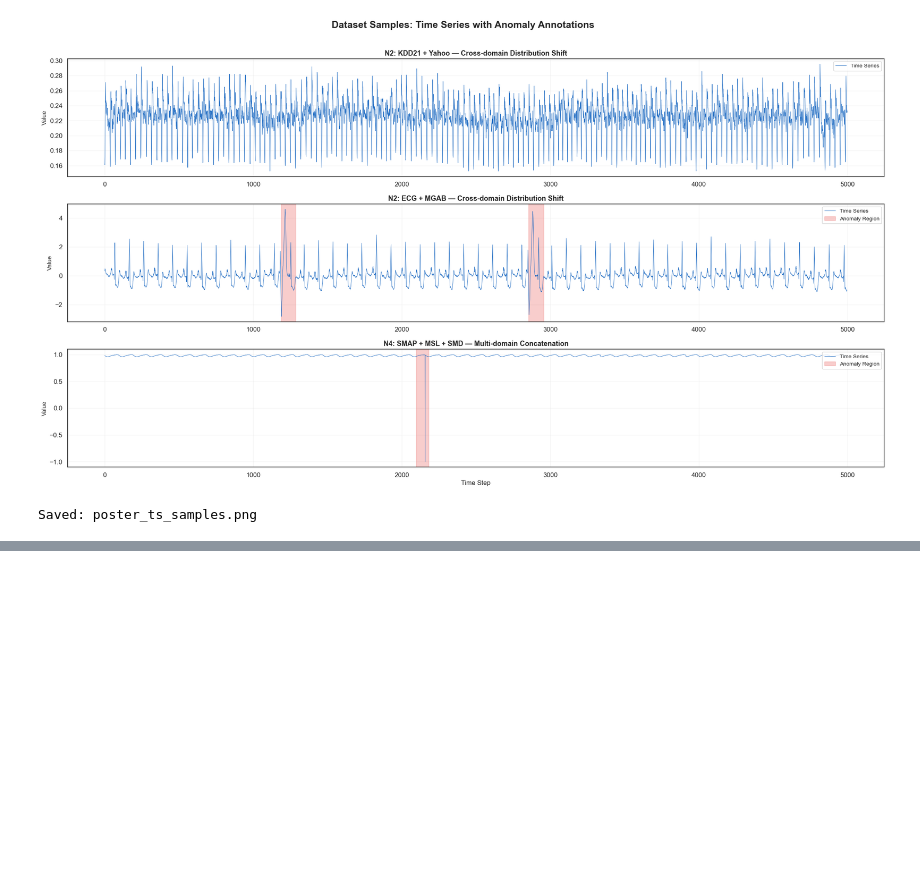
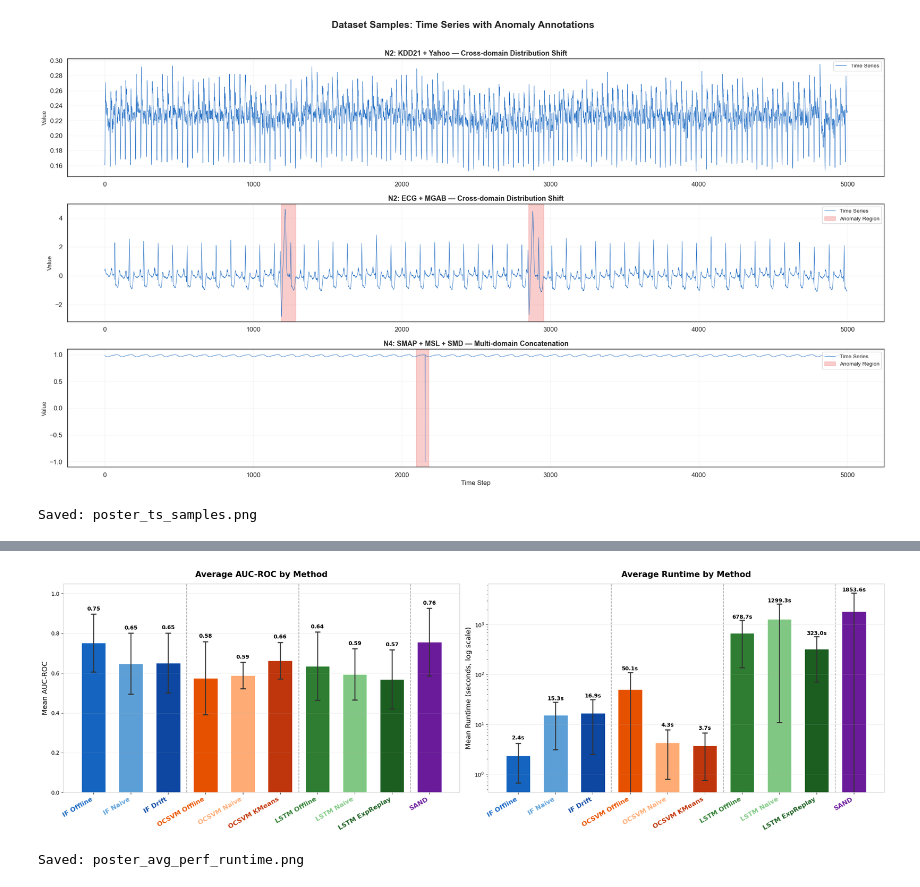
Before and after one commit to Valia-p/Streamify-Time-Series-Anomaly-Detection-Methods, a Jupyter notebook: notebooks/Streamify_Time_Series_Anomaly_Detection.ipynb, the cells around one changed output, grey strips where cells are left out. Cells and saved outputs as stored; diff of their text form; code cells hidden in the pictures; blank space fills up the shorter version.

```diff
--- a/notebooks/Streamify_Time_Series_Anomaly_Detection.ipynb
+++ b/notebooks/Streamify_Time_Series_Anomaly_Detection.ipynb
@@ -2987,0 +3019,52 @@ print("Saved: poster_dataset_table.png")
+# %%
+# --- Avg AUC-ROC + Avg Runtime side-by-side ---
+avg_auc = all_df.groupby("Method")["AUC_ROC"].agg(["mean","std"]).reindex(METHOD_ORDER)
+avg_rt  = all_df.groupby("Method")["runtime"].agg(["mean","std"]).reindex(METHOD_ORDER)
+colors  = [FAMILY_COLORS[m] for m in METHOD_ORDER]
+x       = np.arange(len(METHOD_ORDER))
+w       = 0.65
+
+fig, (ax1, ax2) = plt.subplots(1, 2, figsize=(22, 7), sharey=False)
+fig.patch.set_facecolor("none")
+
+for ax in (ax1, ax2):
+    ax.set_facecolor("none")
+    ax.set_xticks(x)
+    ax.set_xticklabels(METHOD_ORDER, rotation=30, ha="right", fontsize=12)
+    for tick, method in zip(ax.get_xticklabels(), METHOD_ORDER):
+        tick.set_color(FAMILY_COLORS[method]); tick.set_weight("bold")
+    for xsep in [2.5, 5.5, 8.5]:
+        ax.axvline(x=xsep, color="#555555", linewidth=1.2, linestyle="--", alpha=0.5)
+    ax.grid(axis="y", alpha=0.3, linewidth=0.7)
+    for spine in ax.spines.values():
+        spine.set_edgecolor("#cccccc")
+
+# Left: AUC-ROC
+bars1 = ax1.bar(x, avg_auc["mean"], yerr=avg_auc["std"], capsize=5,
+                color=colors, edgecolor="white", linewidth=0.8, width=w,
+                error_kw={"linewidth":1.8, "ecolor":"#333", "capthick":2})
+for bar, (_, row) in zip(bars1, avg_auc.iterrows()):
+    ax1.text(bar.get_x()+bar.get_width()/2, row["mean"]+row["std"]+0.012,
+             f"{row['mean']:.2f}", ha="center", va="bottom", fontsize=10, fontweight="bold")
+ax1.set_ylim(0, 1.05)
+ax1.set_ylabel("Mean AUC-ROC", fontsize=13)
+ax1.set_title("Average AUC-ROC by Method", fontsize=15, fontweight="bold", pad=12)
+
+# Right: Runtime (log scale)
+bars2 = ax2.bar(x, avg_rt["mean"], yerr=avg_rt["std"], capsize=5,
+                color=colors, edgecolor="white", linewidth=0.8, width=w,
+                error_kw={"linewidth":1.8, "ecolor":"#333", "capthick":2})
+for bar, (_, row) in zip(bars2, avg_rt.iterrows()):
+    ax2.text(bar.get_x()+bar.get_width()/2, row["mean"]+row["std"]*1.05+0.5,
+             f"{row['mean']:.1f}s", ha="center", va="bottom", fontsize=10, fontweight="bold")
+ax2.set_yscale("log")
+ax2.set_ylabel("Mean Runtime (seconds, log scale)", fontsize=13)
+ax2.set_title("Average Runtime by Method", fontsize=15, fontweight="bold", pad=12)
+
+plt.tight_layout()
+fig.savefig(PLOTS_DIR + "/poster_avg_perf_runtime.png", dpi=150, bbox_inches="tight", transparent=True)
+plt.show()
+print("Saved: poster_avg_perf_runtime.png")
+# %% [output]
+[figure, added]
+Saved: poster_avg_perf_runtime.png
```
Also changed, not shown: parts of 5 cells of this notebook, 13 other files.
